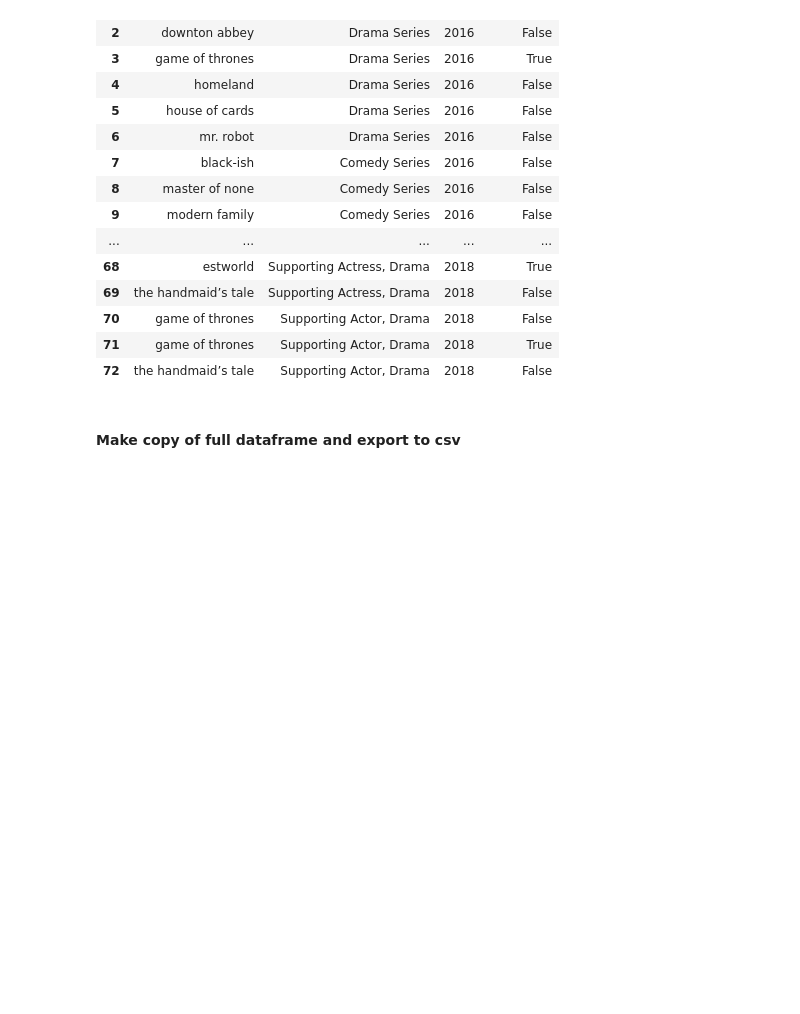
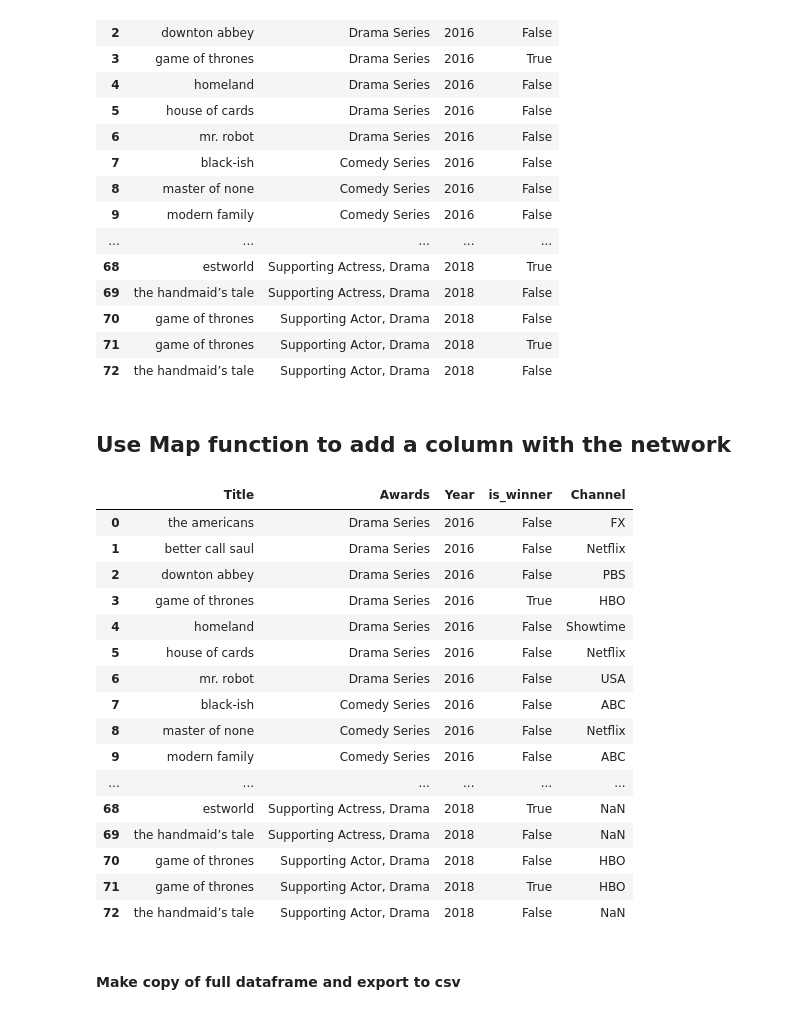
Before and after one commit to stephenbretscher/Full_Stack_Analysis_of_TV_Viewing_Habits, a Jupyter notebook: Emmys_Folder/1.0 Emmy Merge - Clean Up - HTML Table - Unclean Frequencies CSV.ipynb, the cells around one changed output. Cells and saved outputs as stored; diff of their text form; code cells hidden in the pictures; blank space fills up the shorter version.

```diff
--- a/Emmys_Folder/1.0 Emmy Merge - Clean Up - HTML Table - Unclean Frequencies CSV.ipynb
+++ b/Emmys_Folder/1.0 Emmy Merge - Clean Up - HTML Table - Unclean Frequencies CSV.ipynb
@@ -131,3 +131,5 @@ emmys_df
 | 70 | game of thrones | Supporting Actor, Drama | 2018 | False |
 | 71 | game of thrones | Supporting Actor, Drama | 2018 | True |
 | 72 | the handmaid’s tale | Supporting Actor, Drama | 2018 | False |
+# %% [markdown]
+## Use Map function to add a column with the network
@@ -134,3 +140,27 @@ emmys_df
+# %%
+emmys_df["Channel"] = ""
+
+# Use Map function to extract channel from df2 and add it as new column in df1
+emmys_df['Channel'] = emmys_df['Title'].map(channels_df.set_index('Title')['Channel'])
+emmys_df
+# %% [output]
+|  | Title | Awards | Year | is_winner | Channel |
+| 0 | the americans | Drama Series | 2016 | False | FX |
+| 1 | better call saul | Drama Series | 2016 | False | Netflix |
+| 2 | downton abbey | Drama Series | 2016 | False | PBS |
+| 3 | game of thrones | Drama Series | 2016 | True | HBO |
+| 4 | homeland | Drama Series | 2016 | False | Showtime |
+| 5 | house of cards | Drama Series | 2016 | False | Netflix |
+| 6 | mr. robot | Drama Series | 2016 | False | USA |
+| 7 | black-ish | Comedy Series | 2016 | False | ABC |
+| 8 | master of none | Comedy Series | 2016 | False | Netflix |
+| 9 | modern family | Comedy Series | 2016 | False | ABC |
+| ... | ... | ... | ... | ... | ... |
+| 68 | estworld | Supporting Actress, Drama | 2018 | True | NaN |
+| 69 | the handmaid’s tale | Supporting Actress, Drama | 2018 | False | NaN |
+| 70 | game of thrones | Supporting Actor, Drama | 2018 | False | HBO |
+| 71 | game of thrones | Supporting Actor, Drama | 2018 | True | HBO |
+| 72 | the handmaid’s tale | Supporting Actor, Drama | 2018 | False | NaN |
 # %% [markdown]
 #### Make copy of full dataframe and export to csv
 # %%
```
Also changed, not shown: parts of 2 cells of this notebook, 2 other files.
